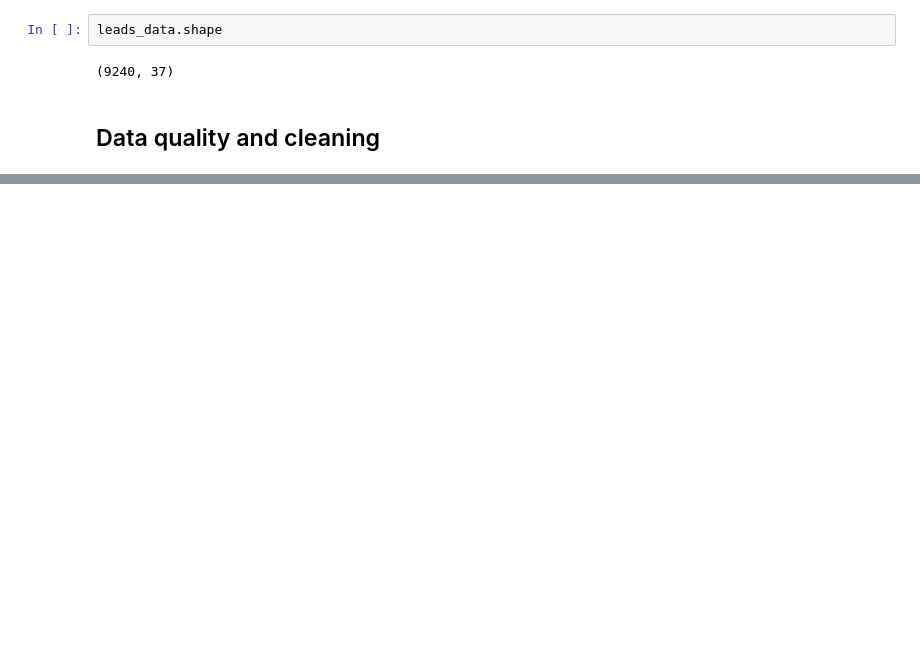
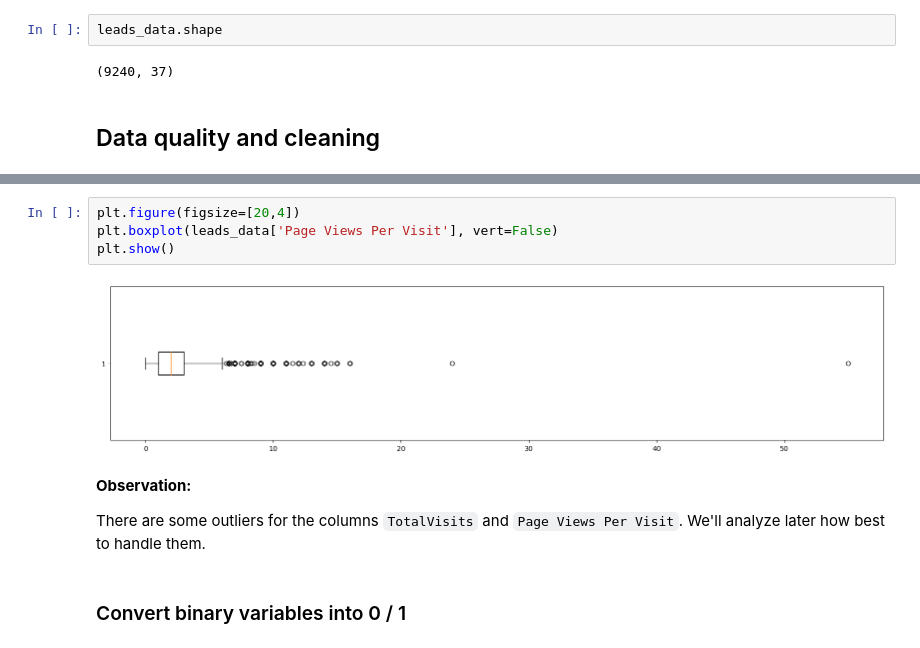
Before and after one commit to booleanhunter/lucrative-learners, a Jupyter notebook: solution.ipynb, the cells around one changed output, grey strips where cells are left out. Saved outputs shown, nothing was run; the diff lists cells and outputs as text; blank space fills up the shorter version.

```diff
--- a/solution.ipynb
+++ b/solution.ipynb
@@ -64,0 +430,12 @@ leads_data.describe()
+# %%
+plt.figure(figsize=[20,4])
+plt.boxplot(leads_data['Page Views Per Visit'], vert=False)
+plt.show()
+# %% [output]
+[figure, added]
+# %% [markdown]
+**Observation:**
+
+There are some outliers for the columns `TotalVisits` and `Page Views Per Visit`. We'll analyze later how best to handle them.
+# %% [markdown]
+### Convert binary variables into 0 / 1
```
Also changed, not shown: parts of 83 cells of this notebook.
